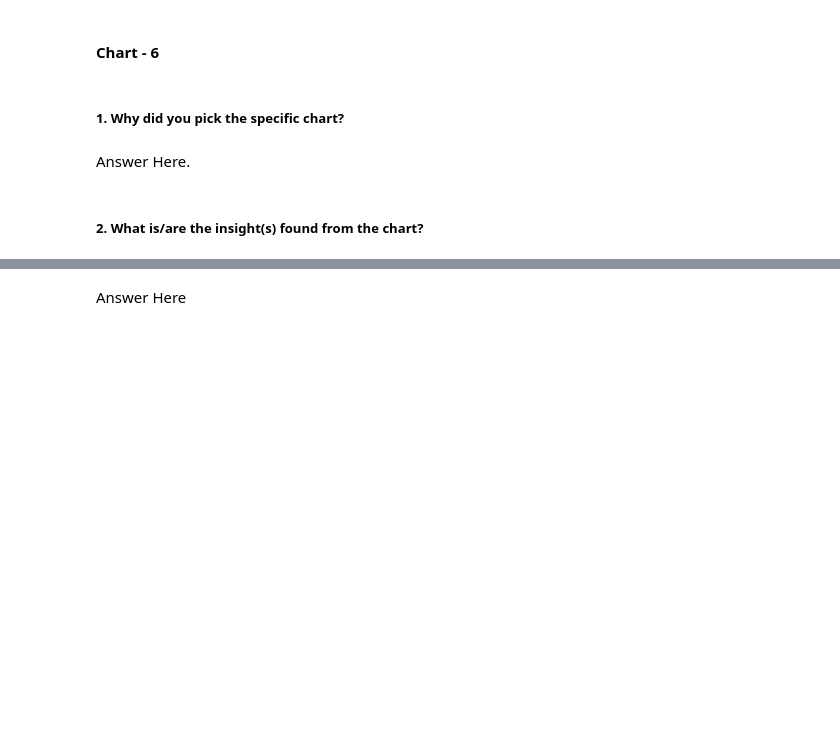
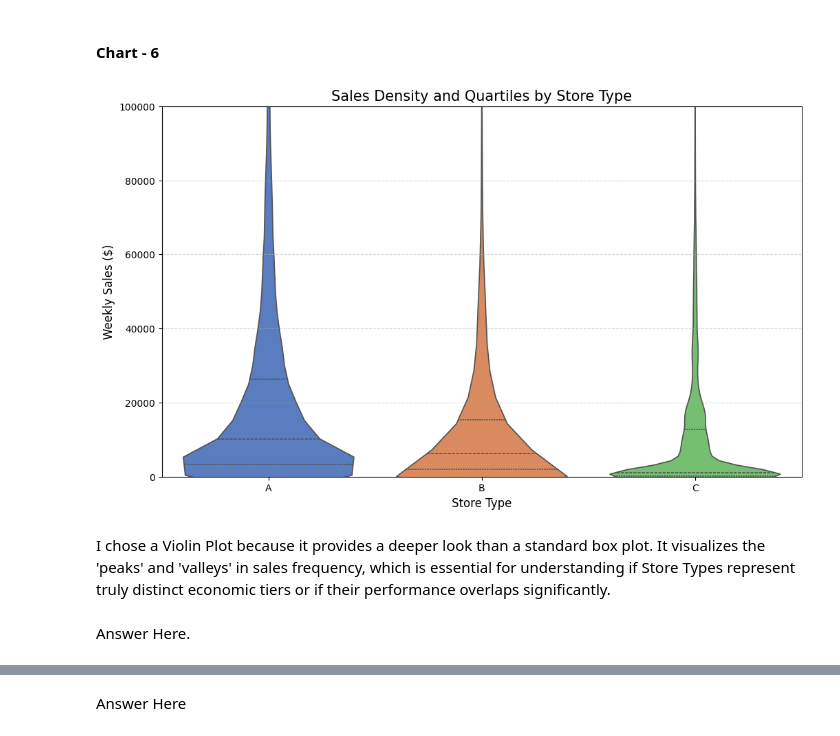
Before and after one commit to amol004/Integrated-Retail-Analytics-for-Store-Optimization-Advanced-Machine-Learning, a Jupyter notebook: Integrated_Retail_Analytics_for_Store_Optimization.ipynb, the cells around one changed output, grey strips where cells are left out. Cells and saved outputs as stored; diff of their text form; code cells hidden in the pictures; blank space fills up the shorter version.

```diff
--- a/Integrated_Retail_Analytics_for_Store_Optimization.ipynb
+++ b/Integrated_Retail_Analytics_for_Store_Optimization.ipynb
@@ -816,6 +814,22 @@ Are there any insights that lead to negative growth? Justify with specific reaso
-# %% [markdown]
-##### 1. Why did you pick the specific chart?
+# %%
+# Chart - 6: Sales Distribution Density by Store Type (Violin Plot)
+
+plt.figure(figsize=(12, 7))
+# Violin plot shows the full distribution of the data
+sns.violinplot(x='Type', y='Weekly_Sales', data=retail_data, palette='muted', inner='quartile')
+
+# Limit Y-axis to focus on the main distribution (removing extreme outliers for clarity)
+plt.ylim(0, 100000)
+
+plt.title('Sales Density and Quartiles by Store Type', fontsize=15)
+plt.xlabel('Store Type', fontsize=12)
+plt.ylabel('Weekly Sales ($)', fontsize=12)
+plt.grid(axis='y', linestyle='--', alpha=0.5)
+
+plt.show()
+# %% [output]
+[figure, added]
+# %% [markdown]
+I chose a Violin Plot because it provides a deeper look than a standard box plot. It visualizes the 'peaks' and 'valleys' in sales frequency, which is essential for understanding if Store Types represent truly distinct economic tiers or if their performance overlaps significantly.
 # %% [markdown]
 Answer Here.
-# %% [markdown]
-##### 2. What is/are the insight(s) found from the chart?
```
Also changed, not shown: parts of 4 cells of this notebook.
